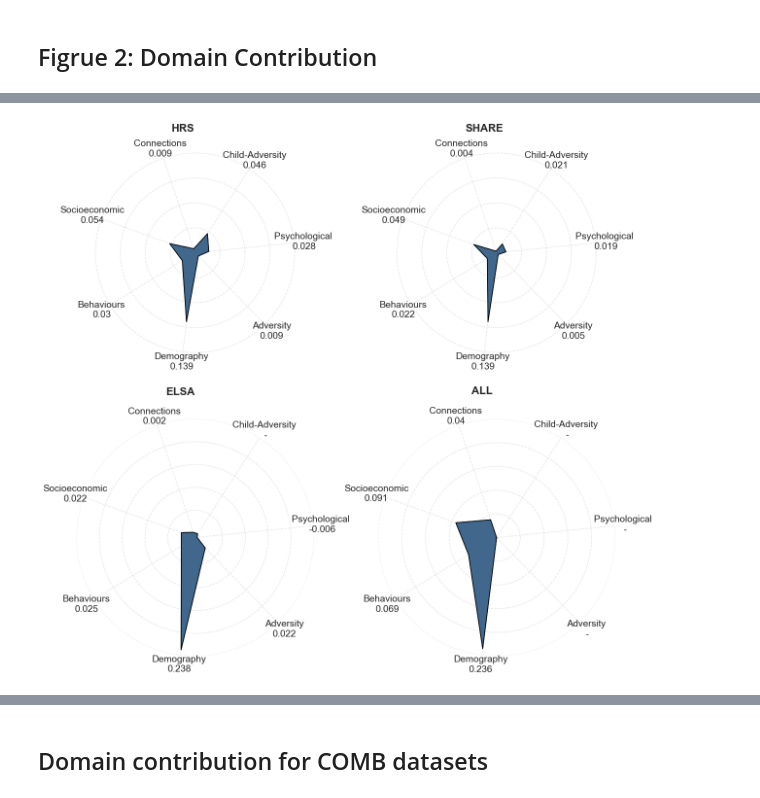
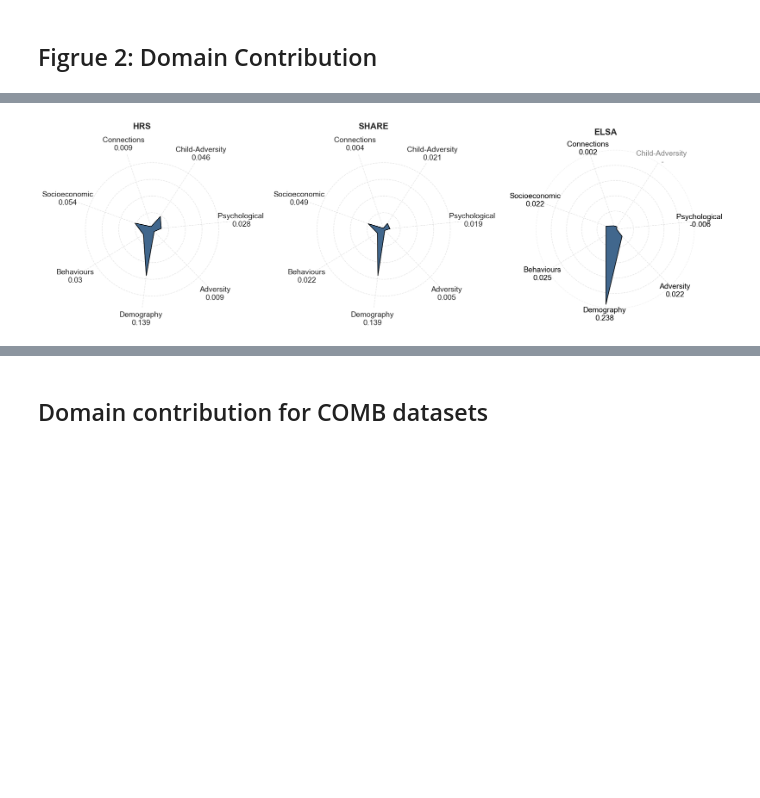
Before and after one commit to vallerrr/Mortality_prediction_cross_countries, a Jupyter notebook: main_new.ipynb, the cells around one changed output, grey strips where cells are left out. Saved outputs shown, nothing was run; the diff lists cells and outputs as text; code cells hidden in the pictures; blank space fills up the shorter version.

Commit message:
graph updates

```diff
--- a/main_new.ipynb
+++ b/main_new.ipynb
@@ -758,0 +755,15 @@ plt.savefig(Path.cwd() / 'graphs/model_outputs/shap_by_age_group_all.pdf')
+# %%
+
+# merge the data into temp
+temp_HRS = df_shap_all_HRS.groupby('age_group').mean(numeric_only=True)
+temp_HRS.columns = [x+'_HRS' if x!='age_group' else x for x in temp_HRS.columns]
+
+temp_SHARE = df_shap_all_SHARE.groupby('age_group').mean(numeric_only=True)
+temp_SHARE.columns = [x+'_SHARE' if x!='age_group' else x for x in temp_SHARE.columns]
+
+temp = pd.merge(left=temp_HRS,left_on='age_group',right=temp_SHARE,right_on='age_group')
+
+temp_ELSA = df_shap_all_ELSA.groupby('age_group').mean(numeric_only=True)
+temp_ELSA.columns = [x+'_ELSA' if x!='age_group' else x for x in temp_ELSA.columns]
+
+temp = pd.merge(left=temp,left_on='age_group',right=temp_ELSA,right_on='age_group')
@@ -1297,12 +1474,12 @@ replace_name_dict={'demographic':'Demography',
 figure = plt.figure()
 fontsize_ticks = 14
 fontsize_labels = 16
-plt.rcParams["figure.figsize"] = [13,12]
+plt.rcParams["figure.figsize"] = [18,6]
 figure.subplots_adjust(left=0.12, bottom=0.1,top=0.995,right=0.995)
-datasets = ['hrs','share','elsa','comb']
+datasets = ['hrs','share','elsa']
 eva_score = 'pr_auc'
 
-for m in range(1, 5):
+for m in range(1, 4):
     df = contribution.loc[contribution['dataset'] == datasets[m - 1]].copy()
     df['order'] = [orders[x] for x in df['goal_domain']]
 
@@ -1326,7 +1503,7 @@ for m in range(1, 5):
     angles = [x + 0.1 for x in angles]  # Close the heptagon
 
     # Create the subplot for each dataset
-    axis = figure.add_subplot(int(f'22{m}'), polar=True)
+    axis = figure.add_subplot(int(f'13{m}'), polar=True)
 
     # Plot the heptagon shape
     axis.plot(angles, values, color='black', linewidth=1.2, linestyle='solid')
@@ -1357,44 +1534,44 @@ for m in range(1, 5):
     elif datasets[m-1]=='elsa':
         axis.text(1.67,0.31,datasets[m-1].upper(), ha='center', va='center',fontsize=fontsize_labels,weight="bold")
     else:
-        axis.text(1.67,0.25,datasets[m-1].upper(), ha='center', va='center',fontsize=fontsize_labels,weight="bold")
+        axis.text(1.67,0.31,datasets[m-1].upper(), ha='center', va='center',fontsize=fontsize_labels,weight="bold")
 
     # Add the dimension labels
     if datasets[m-1] in ['hrs','share']:
         for i, angle in enumerate(angles[:-1]):
             x = angle
-            y = 0.220
+            y = 0.27
             axis.text(
                 x,
                 y,
                 f'{labels[i]}\n{round(values[i], 3)}' if values[i]!=0 else f'{labels[i]}\n -',
                 ha='center',
                 va='center',
                 fontsize=fontsize_ticks,
             )
 
             axis.grid(True, linestyle='dashed', linewidth=1, alpha=0.5, which='major')
             axis.set_yticklabels([])
     else:
         for i, angle in enumerate(angles[:-1]):
             x = angle
             y = 0.27
             axis.text(
                 x,
                 y,
                 f'{labels[i]}\n{round(values[i], 3)}' if  values[i]!=0 else f'{labels[i]}\n -',
                 ha='center',
                 va='center',
                 fontsize=fontsize_ticks,
-            )
+                color ='black' if values[i]!=0 else 'grey')
 
             axis.grid(True, linestyle='dashed', linewidth=1, alpha=0.5, which='major')
             axis.set_yticklabels([])
     # Set the aspect ratio to equal
     axis.set_aspect('equal')
     axis.set_axisbelow(True)
 
-#figure.tight_layout()
-plt.savefig(Path.cwd() / 'graphs/model_outputs/domain_contribution_all.pdf')
+figure.tight_layout()
+plt.savefig(Path.cwd() / 'graphs/model_outputs/domain_contribution_single_dataset.pdf')
 # %% [output]
-[figure, old version]
+[figure, new version]
```
Also changed, not shown: parts of 9 cells of this notebook, 2 other files.
